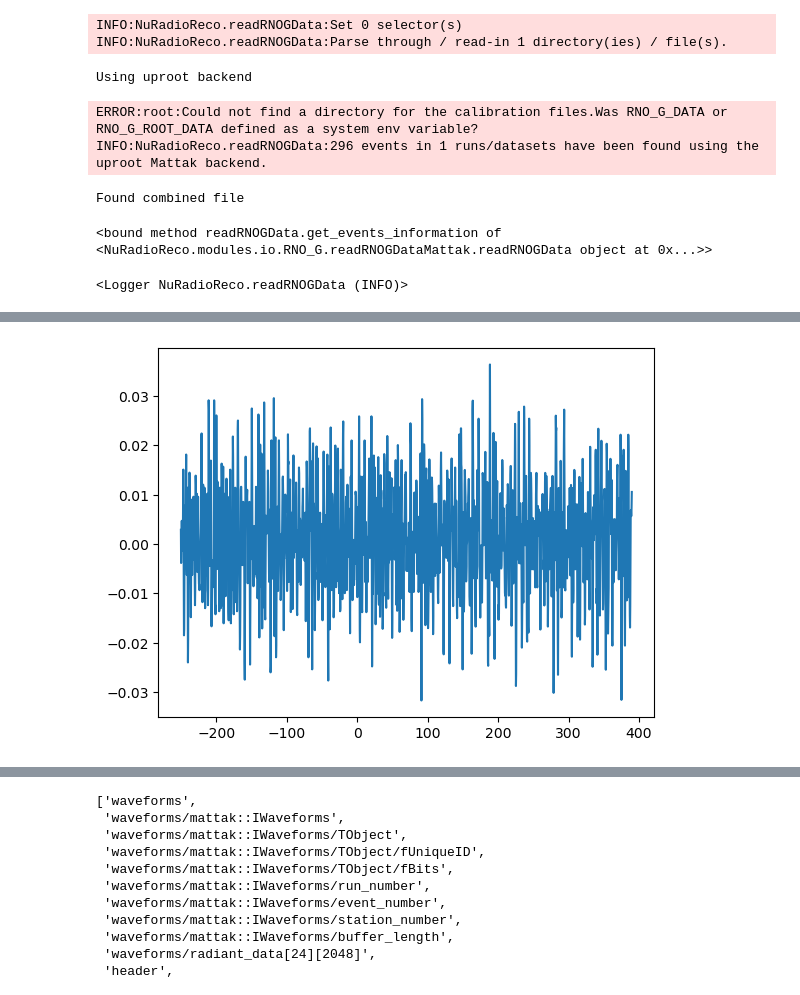
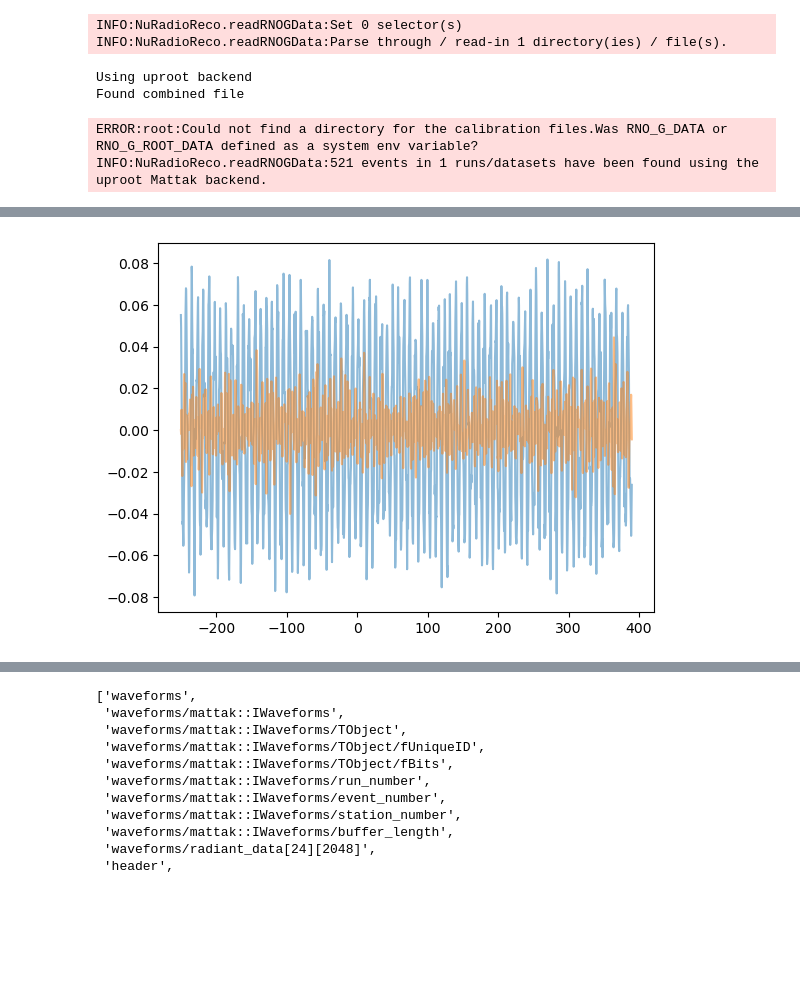
Before and after one commit to OliverSchlemper/Flights, a Jupyter notebook: combine_mattak.ipynb, the cells around one changed output, grey strips where cells are left out. Cells and saved outputs as stored; diff of their text form; code cells hidden in the pictures; blank space fills up the shorter version.

```diff
--- a/combine_mattak.ipynb
+++ b/combine_mattak.ipynb
@@ -23,10 +35,9 @@ reader = readRNOGData()
 # %%
-reader.begin(['/home/oliver/software/Flights/combined/station23_run1667_combined.root'], overwrite_sampling_rate=3200*units.MHz)
+reader.begin(['/home/oliver/software/Flights/combined/station23_run1665_combined.root'], overwrite_sampling_rate=3200*units.MHz)
 # %% [output]
 INFO:NuRadioReco.readRNOGData:Set 0 selector(s)
 INFO:NuRadioReco.readRNOGData:Parse through / read-in 1 directory(ies) / file(s).
 Using uproot backend
+Found combined file
 ERROR:root:Could not find a directory for the calibration files.Was RNO_G_DATA or RNO_G_ROOT_DATA defined as a system env variable?
-INFO:NuRadioReco.readRNOGData:296 events in 1 runs/datasets have been found using the uproot Mattak backend.
+INFO:NuRadioReco.readRNOGData:521 events in 1 runs/datasets have been found using the uproot Mattak backend.
-Found combined file
-<bound method readRNOGData.get_events_information of <NuRadioReco.modules.io.RNO_G.readRNOGDataMattak.readRNOGData object at 0x...>>
@@ -33,29 +73,26 @@ Found combined file
 # %%
-evt = reader.get_event_by_index(19)
+evt = reader.get_event(run_nr=1667, event_id=579)
+evt2 = reader.get_event_by_index(1)
+#reader.get_events_information
 
 #reader.get_event
 
 # for event in reader.run():
 #     station = event.get_station(23)
-# %% [output]
-<Logger NuRadioReco.readRNOGData (INFO)>
 # %%
 station = evt.get_station(23)
-channel.
-print(station.get_station_time())
+station2 = evt2.get_station(23)
+#print(station.get_station_time())
 channel = station.get_channel(13)
+channel2 = station2.get_channel(13)
 trace = channel.get_trace()
+trace2 = channel2.get_trace()
 times = channel.get_times()
-
-print(times)
-
-start_time = pd.to_datetime('2023-05-12T15:19:07')
-stop_time = pd.to_datetime('2023-05-12T15:25:14')
-
-#mask = (times >= start_time) & (times <= stop_time)
+times2 = channel2.get_times()
 
 #print(channel.get_sampling_rate()/units.GHz)
 
-plt.plot(times, trace, '-')
+plt.plot(times, trace, '-', alpha = 0.5)
+plt.plot(times2, trace2, '-', alpha = 0.5)
 plt.show()
 # %% [output]
@@ -64 +99 @@ plt.show()
-[figure, old version]
+[figure, new version]
```
Also changed, not shown: parts of 9 cells of this notebook, 35 other files.
